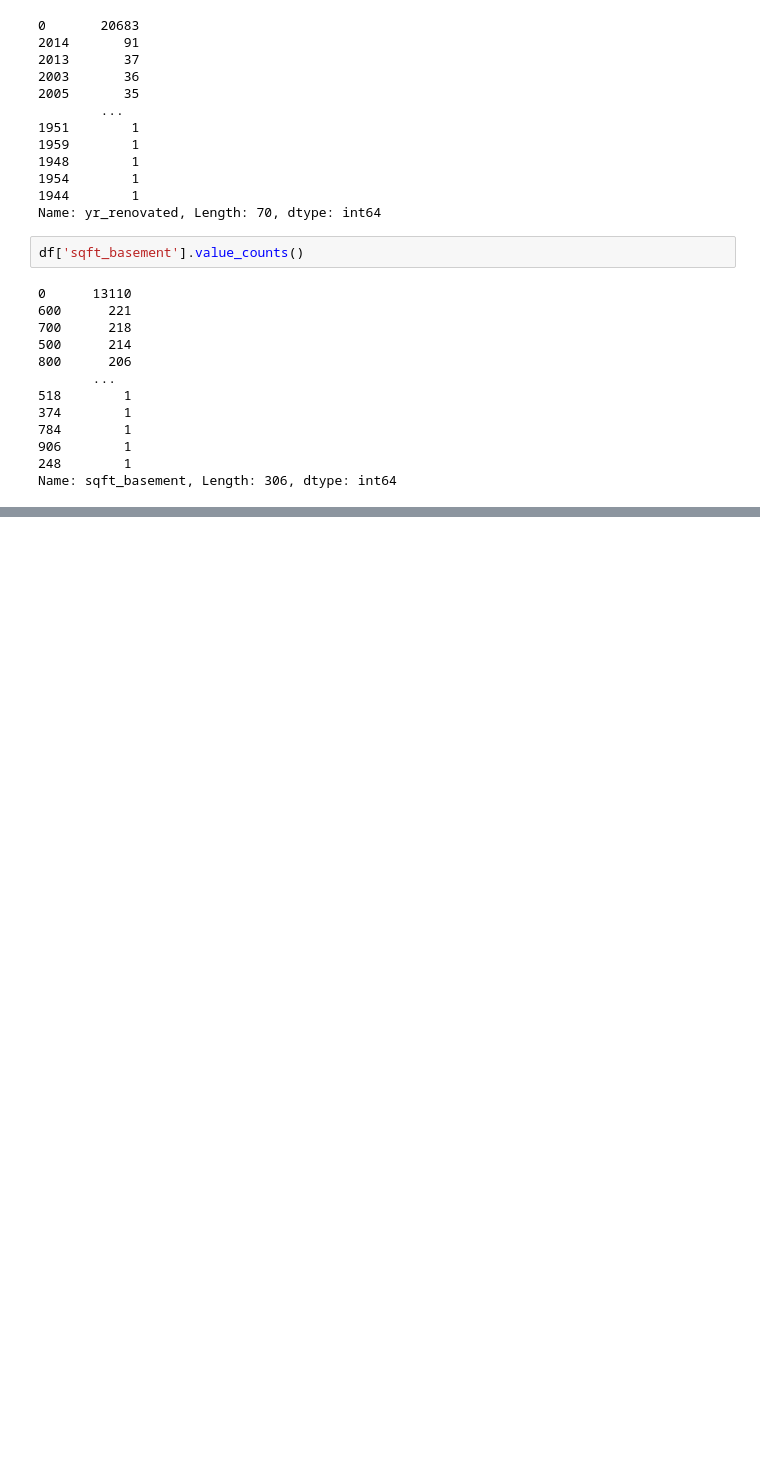
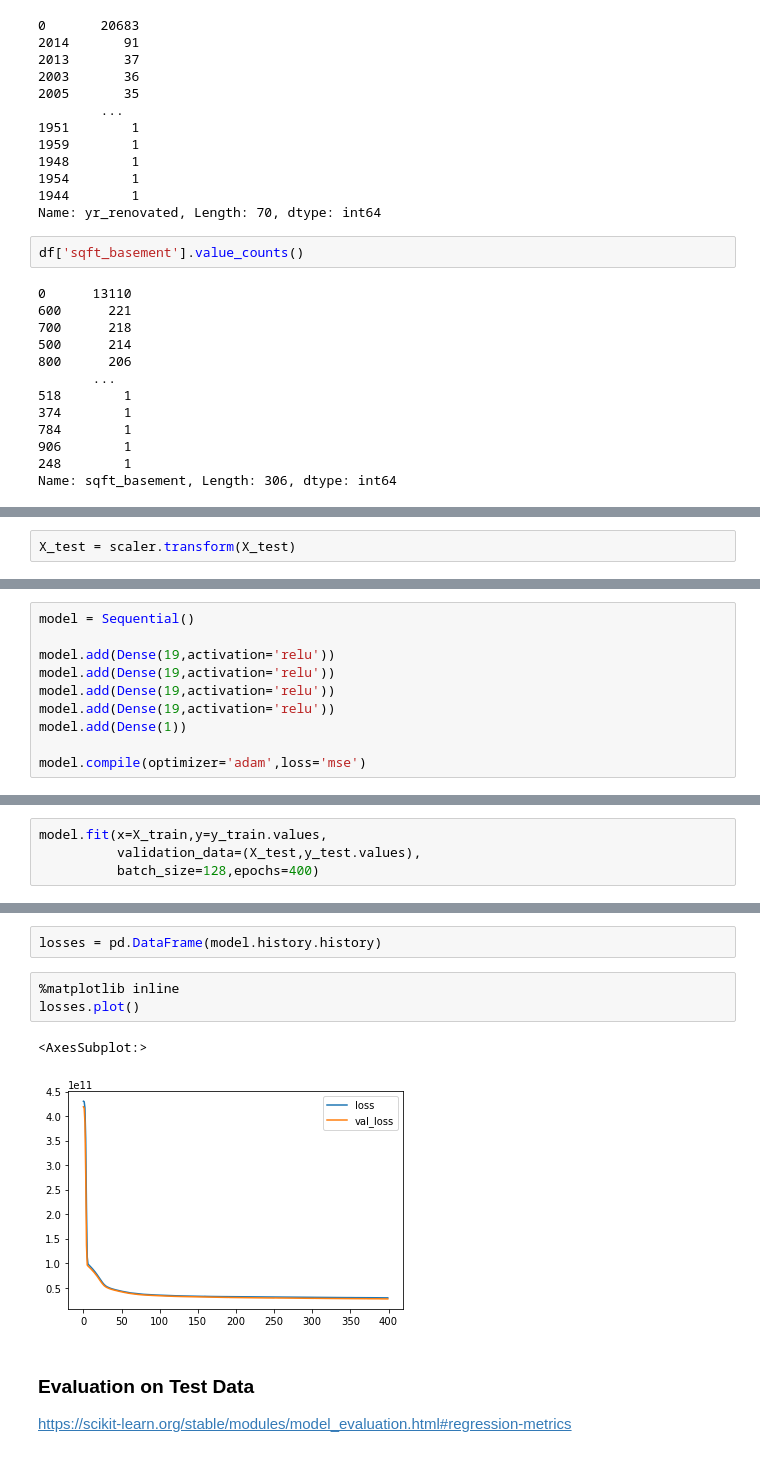
Before and after one commit to AbdullahTabassam/House-Sale-Prediction, a Jupyter notebook: HouseSalePrediction.ipynb, the cells around one changed output, grey strips where cells are left out. Cells and saved outputs as stored; diff of their text form; blank space fills up the shorter version.

```diff
--- a/HouseSalePrediction.ipynb
+++ b/HouseSalePrediction.ipynb
@@ -363,0 +383,2 @@ Name: sqft_basement, Length: 306, dtype: int64
+# %%
+X_test = scaler.transform(X_test)
@@ -363,0 +401,10 @@ Name: sqft_basement, Length: 306, dtype: int64
+# %%
+model = Sequential()
+
+model.add(Dense(19,activation='relu'))
+model.add(Dense(19,activation='relu'))
+model.add(Dense(19,activation='relu'))
+model.add(Dense(19,activation='relu'))
+model.add(Dense(1))
+
+model.compile(optimizer='adam',loss='mse')
@@ -363,0 +413,4 @@ Name: sqft_basement, Length: 306, dtype: int64
+# %%
+model.fit(x=X_train,y=y_train.values,
+          validation_data=(X_test,y_test.values),
+          batch_size=128,epochs=400)
@@ -363,0 +436,12 @@ Name: sqft_basement, Length: 306, dtype: int64
+# %%
+losses = pd.DataFrame(model.history.history)
+# %%
+%matplotlib inline
+losses.plot()
+# %% [output]
+<AxesSubplot:>
+[figure, added]
+# %% [markdown]
+### Evaluation on Test Data
+
+https://scikit-learn.org/stable/modules/model_evaluation.html#regression-metrics
```
Also changed, not shown: parts of 35 cells of this notebook.
